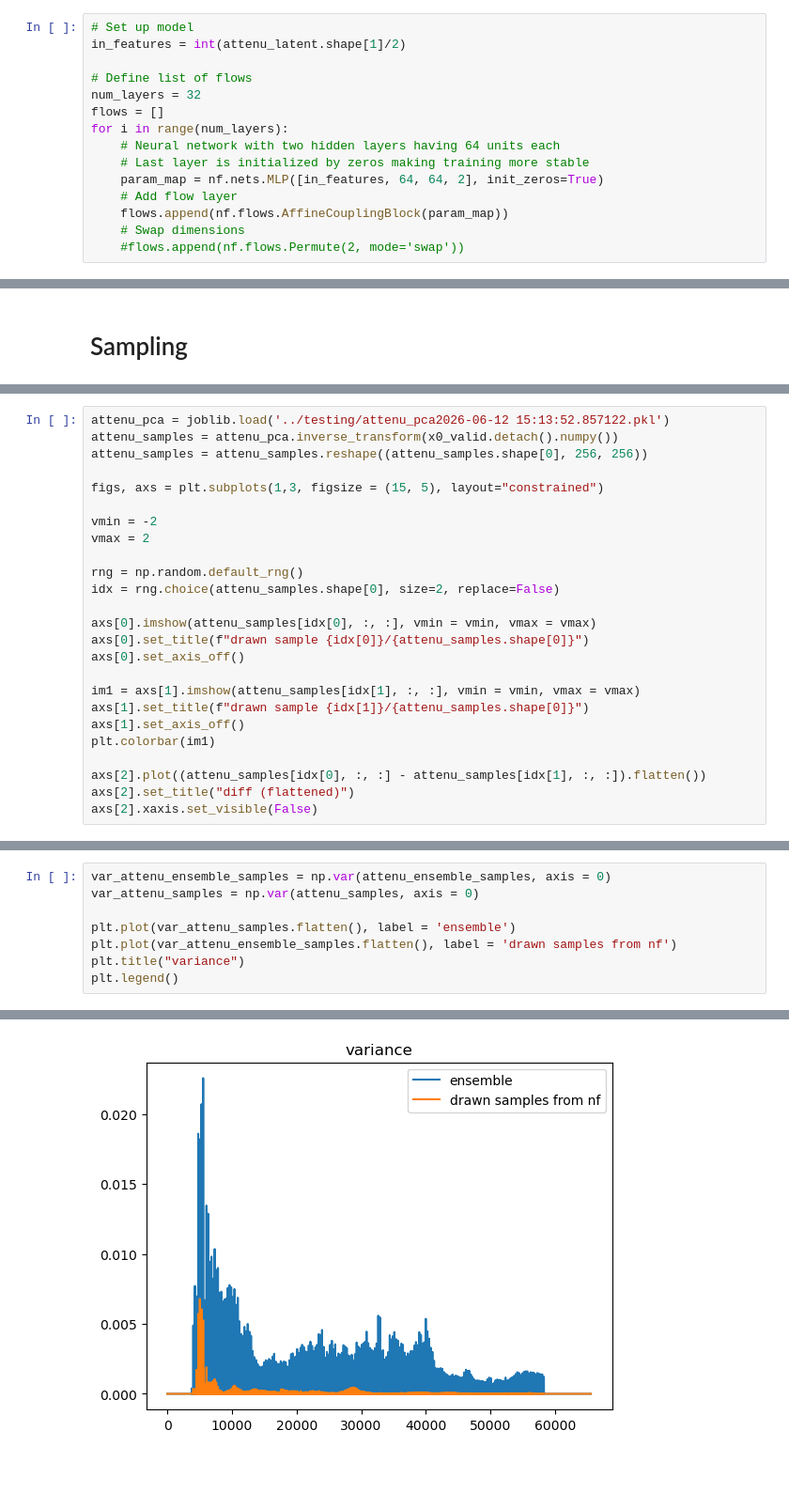
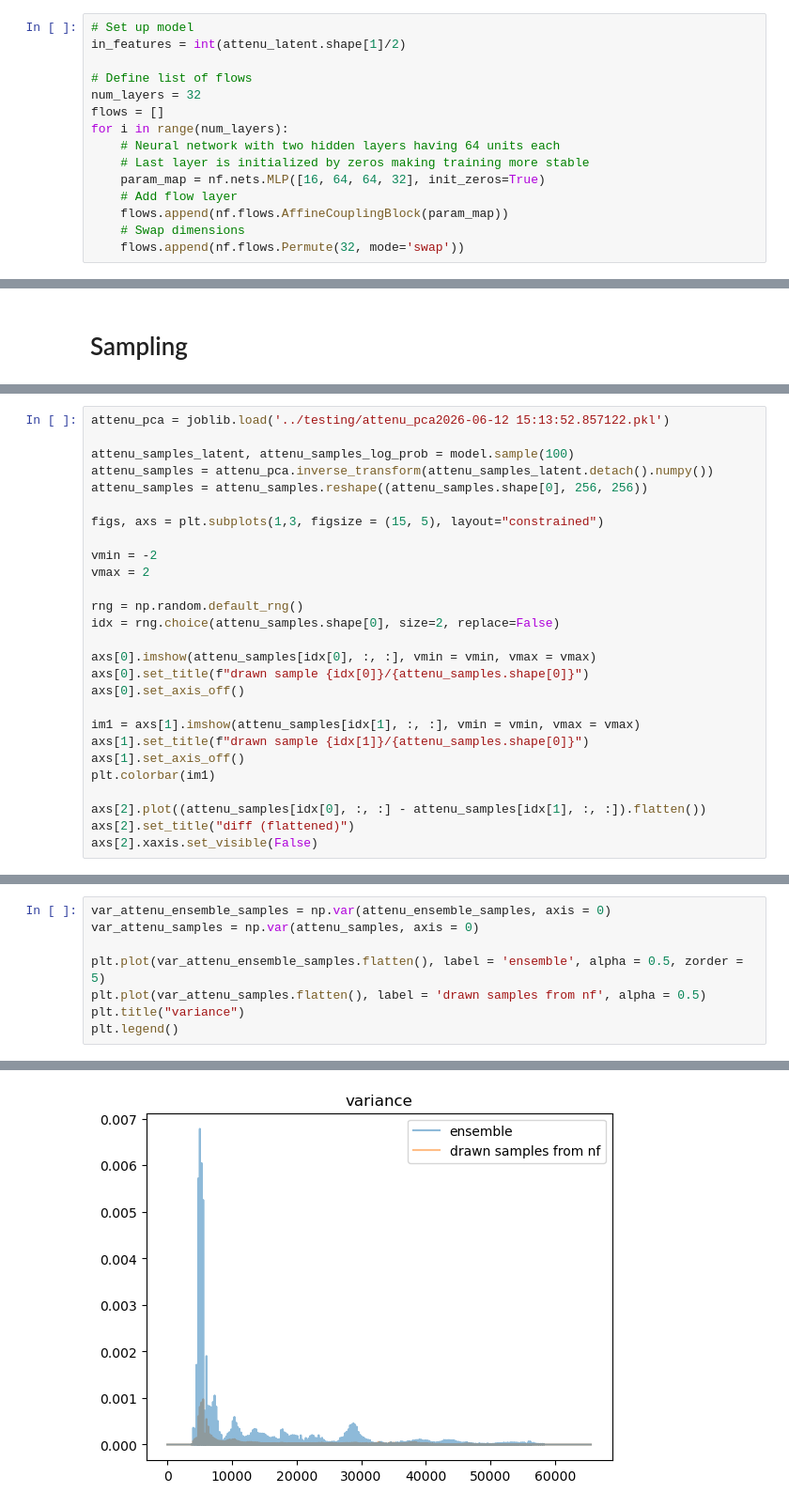
Before and after one commit to alastairyang/calibrated-prior, a Jupyter notebook: testing/normflows_testing.ipynb, the cells around one changed output, grey strips where cells are left out. Shown at 94% size. Saved outputs shown, nothing was run; the diff lists cells and outputs as text; blank space fills up the shorter version.

```diff
--- a/testing/normflows_testing.ipynb
+++ b/testing/normflows_testing.ipynb
@@ -90,11 +70,11 @@ flows = []
 for i in range(num_layers):
     # Neural network with two hidden layers having 64 units each
     # Last layer is initialized by zeros making training more stable
-    param_map = nf.nets.MLP([in_features, 64, 64, 2], init_zeros=True)
+    param_map = nf.nets.MLP([16, 64, 64, 32], init_zeros=True)
     # Add flow layer
     flows.append(nf.flows.AffineCouplingBlock(param_map))
     # Swap dimensions
-    #flows.append(nf.flows.Permute(2, mode='swap'))
+    flows.append(nf.flows.Permute(32, mode='swap'))
 # %%
 # base distribution is a Gaussian with num of dimension same as training data
 base = nf.distributions.base.DiagGaussian(32)
@@ -197,6 +241,8 @@ plt.ylim((-5, 5))
 # %%
 attenu_pca = joblib.load('../testing/attenu_pca2026-06-12 15:13:52.857122.pkl')
-attenu_samples = attenu_pca.inverse_transform(x0_valid.detach().numpy())
+
+attenu_samples_latent, attenu_samples_log_prob = model.sample(100)
+attenu_samples = attenu_pca.inverse_transform(attenu_samples_latent.detach().numpy())
 attenu_samples = attenu_samples.reshape((attenu_samples.shape[0], 256, 256))
 
 figs, axs = plt.subplots(1,3, figsize = (15, 5), layout="constrained")
@@ -253,14 +299,14 @@ axs[2].xaxis.set_visible(False)
 # %%
 var_attenu_ensemble_samples = np.var(attenu_ensemble_samples, axis = 0)
 var_attenu_samples = np.var(attenu_samples, axis = 0)
 
-plt.plot(var_attenu_samples.flatten(), label = 'ensemble')
-plt.plot(var_attenu_ensemble_samples.flatten(), label = 'drawn samples from nf')
+plt.plot(var_attenu_ensemble_samples.flatten(), label = 'ensemble', alpha = 0.5, zorder = 5)
+plt.plot(var_attenu_samples.flatten(), label = 'drawn samples from nf', alpha = 0.5)
 plt.title("variance")
 plt.legend()
 # %% [output]
 <matplotlib.legend.Legend at 0x...>
-[figure, old version]
+[figure, new version]
 # %%
 figs, axs = plt.subplots(1,2, figsize = (10, 5), layout="constrained")
 
```
Also changed, not shown: parts of 10 cells of this notebook, 1 other file.
